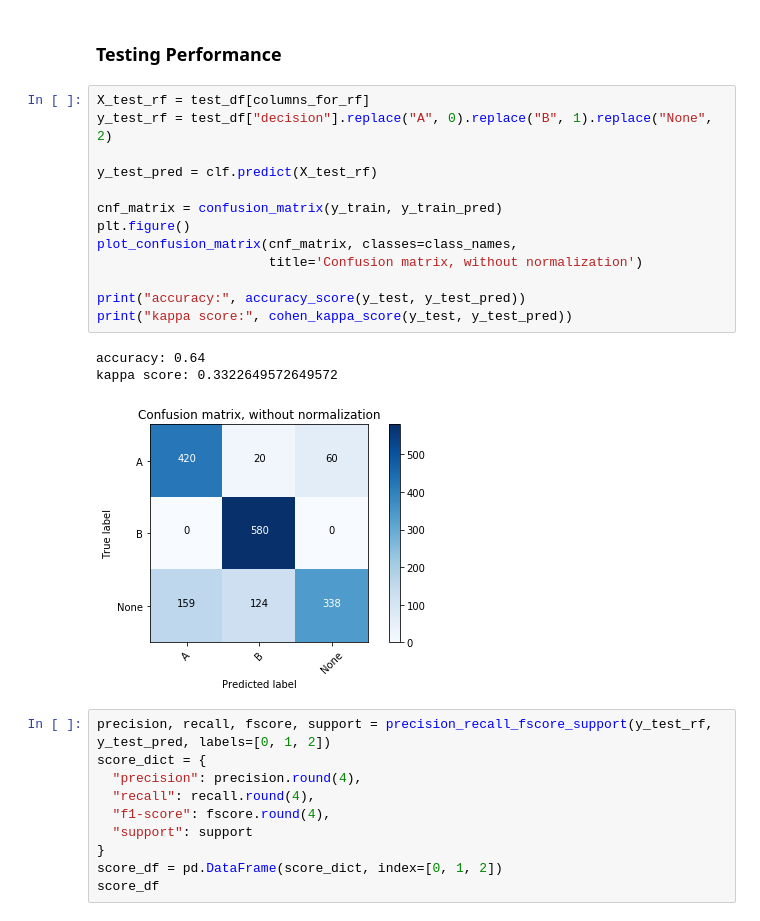
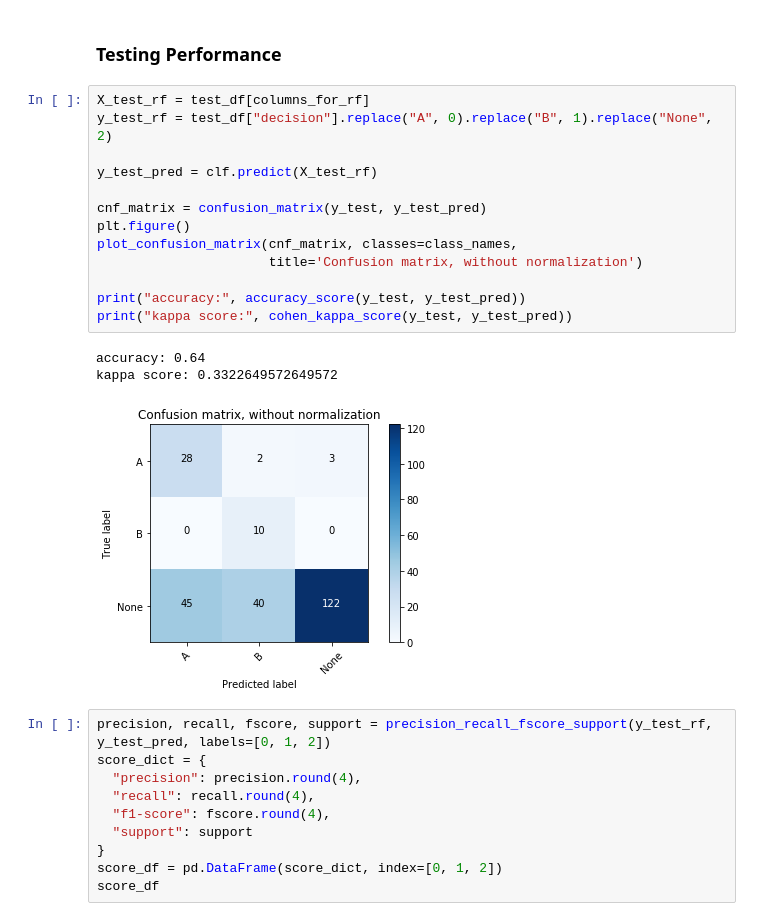
Before and after one commit to ace-racer/KE5108_Hybrid_Intelligent_Systems, a Jupyter notebook: KE5108-CA1-Part2/step2-balance_normalize_modelling.ipynb, the cells around one changed output. Drawn from its saved outputs; the diff is of its cells as text.

```diff
--- a/KE5108-CA1-Part2/step2-balance_normalize_modelling.ipynb
+++ b/KE5108-CA1-Part2/step2-balance_normalize_modelling.ipynb
@@ -231,20 +231,20 @@ training accuracy: 0.7865961199294532
 # %%
 X_test_rf = test_df[columns_for_rf]
 y_test_rf = test_df["decision"].replace("A", 0).replace("B", 1).replace("None", 2)
 
 y_test_pred = clf.predict(X_test_rf)
 
-cnf_matrix = confusion_matrix(y_train, y_train_pred)
+cnf_matrix = confusion_matrix(y_test, y_test_pred)
 plt.figure()
 plot_confusion_matrix(cnf_matrix, classes=class_names,
                       title='Confusion matrix, without normalization')
 
 print("accuracy:", accuracy_score(y_test, y_test_pred))
 print("kappa score:", cohen_kappa_score(y_test, y_test_pred))
 # %% [output]
 accuracy: 0.64
 kappa score: 0.3322649572649572
-[figure, old version]
+[figure, new version]
 # %%
 precision, recall, fscore, support = precision_recall_fscore_support(y_test_rf, y_test_pred, labels=[0, 1, 2])
 score_dict = {
```
Also changed, not shown: parts of 20 cells of this notebook, 3 other files.
